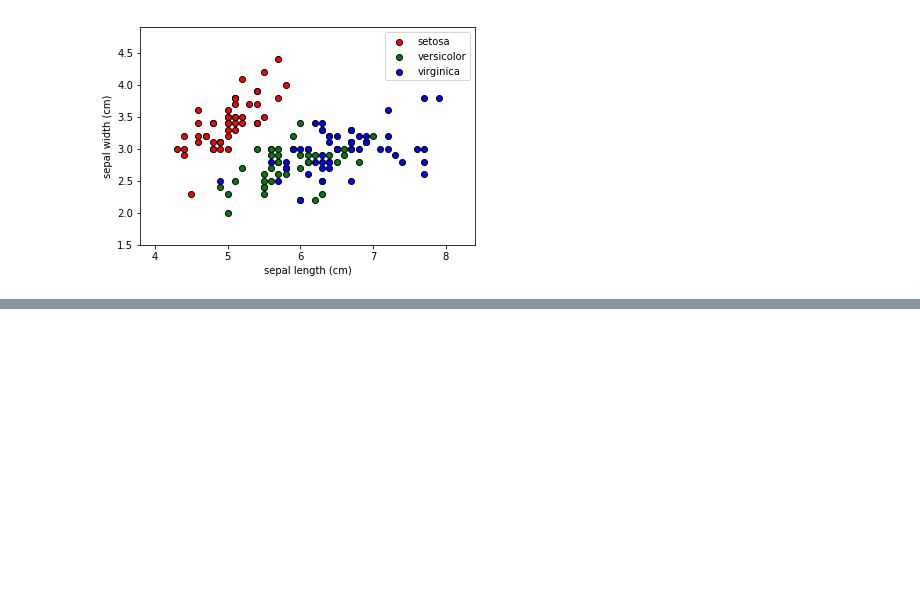
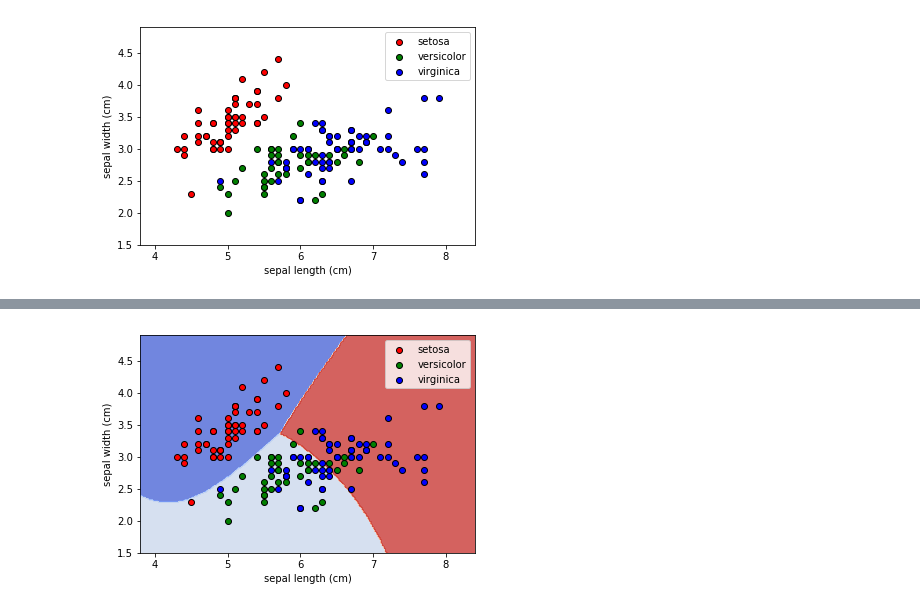
Before and after one commit to tqlong/sml, a Jupyter notebook: Naive Bayes on Iris Dataset.ipynb, the cells around one changed output, grey strips where cells are left out. Drawn from its saved outputs; the diff is of its cells as text; code cells hidden in the pictures; blank space fills up the shorter version.

```diff
--- a/Naive Bayes on Iris Dataset.ipynb
+++ b/Naive Bayes on Iris Dataset.ipynb
@@ -47,0 +74,72 @@ plt.show()
+# %%
+import numpy as np
+
+def make_meshgrid(x, y, h=.02):
+    """ Tạo lưới 2 chiều để vẽ
+
+    Parameters
+    ----------
+    x: data to base x-axis meshgrid on
+    y: data to base y-axis meshgrid on
+    h: stepsize for meshgrid, optional
+
+    Returns
+    -------
+    xx, yy : ndarray
+    """
+    x_min, x_max = x.min() - 0.5, x.max() + 0.5
+    y_min, y_max = y.min() - 0.5, y.max() + 0.5
+    xx, yy = np.meshgrid(np.arange(x_min, x_max, h),
+                         np.arange(y_min, y_max, h))
+    return xx, yy, x_min, x_max, y_min, y_max
+
+def plot_contours(ax, clf, xx, yy, **params):
+    """ Vẽ đường các vùng ra quyết định của 1 mô hình phân lớp
+
+    Parameters
+    ----------
+    ax: matplotlib axes object
+    clf: a classifier
+    xx: meshgrid ndarray
+    yy: meshgrid ndarray
+    params: dictionary of params to pass to contourf, optional
+    """
+    Z = clf.predict(np.c_[xx.ravel(), yy.ravel()])
+    Z = Z.reshape(xx.shape)
+    out = ax.contourf(xx, yy, Z, **params)
+    return out
+
+# Lấy giá trị min, max của các đặc trưng để vẽ hình
+xx, yy, x_min, x_max, y_min, y_max = make_meshgrid(X[:,0], X[:,1])
+
+# Lấy ra hệ tọa độ để vẽ
+fig, ax = plt.subplots()
+
+# Màu sắc của từng lớp đối tượng
+color = ['red', 'green', 'blue']
+
+# Vẽ các vùng quyết định của mô hình (sau khi huấn luyện)
+plot_contours(ax, gnb, xx, yy, cmap=plt.cm.coolwarm, alpha=0.8)
+
+# Vẽ từng lớp trong dữ liệu
+for classIndex in set(y):
+    # Lọc ra các mẫu thuộc vào lớp classIndex
+    mask = y==classIndex
+    # Lấy tên của lớp
+    name = iris.target_names[classIndex]
+    # Vẽ các mẫu thuộc lớp classIndex
+    ax.scatter(X[mask,0], X[mask,1], c=color[classIndex], label=name, edgecolor='k')
+
+# đặt các thông số của đồ thị
+ax.set_xlabel(iris.feature_names[0])
+ax.set_ylabel(iris.feature_names[1])
+ax.set_xlim(x_min, x_max)
+ax.set_ylim(y_min, y_max)
+#ax.set_xticks(())
+#ax.set_yticks(())
+ax.legend()
+
+# Đưa ra màn hình
+plt.show()
+# %% [output]
+[figure, added]
```
Also changed, not shown: parts of 1 cell of this notebook.
